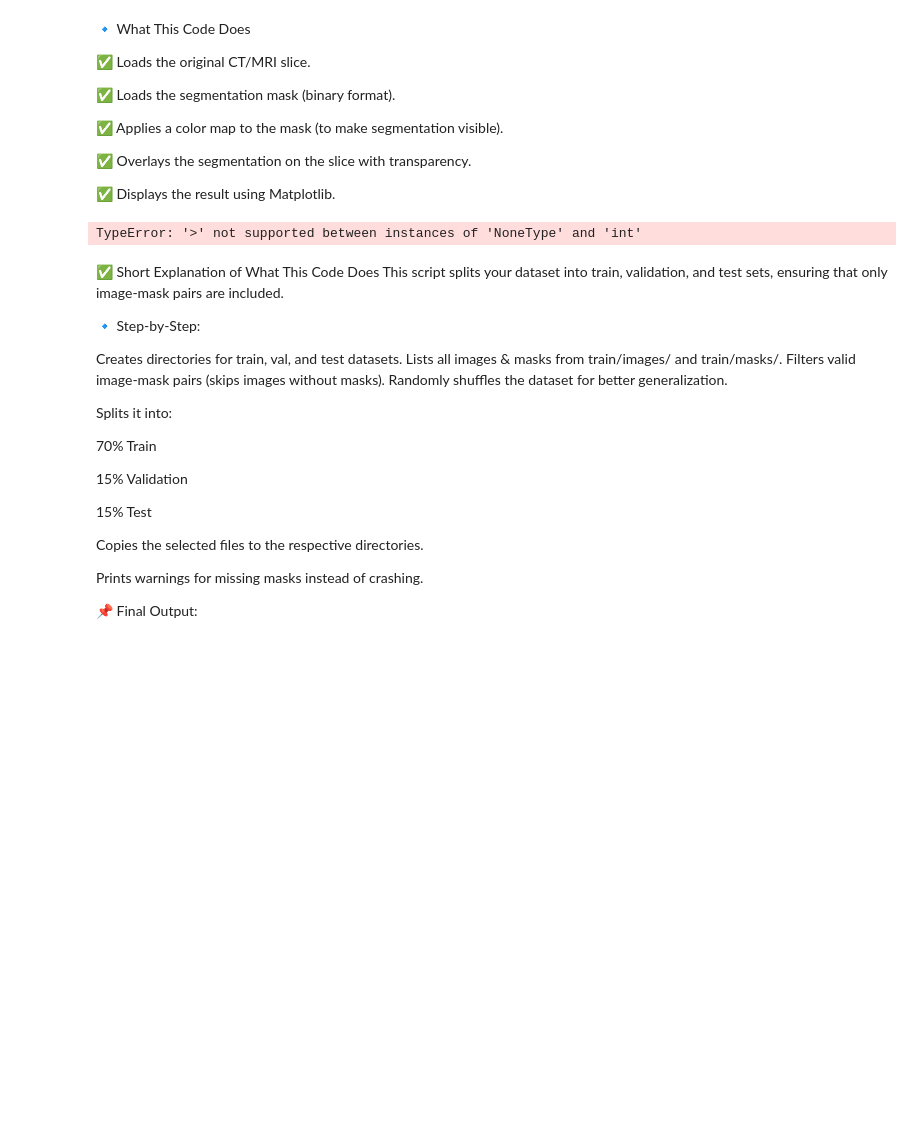
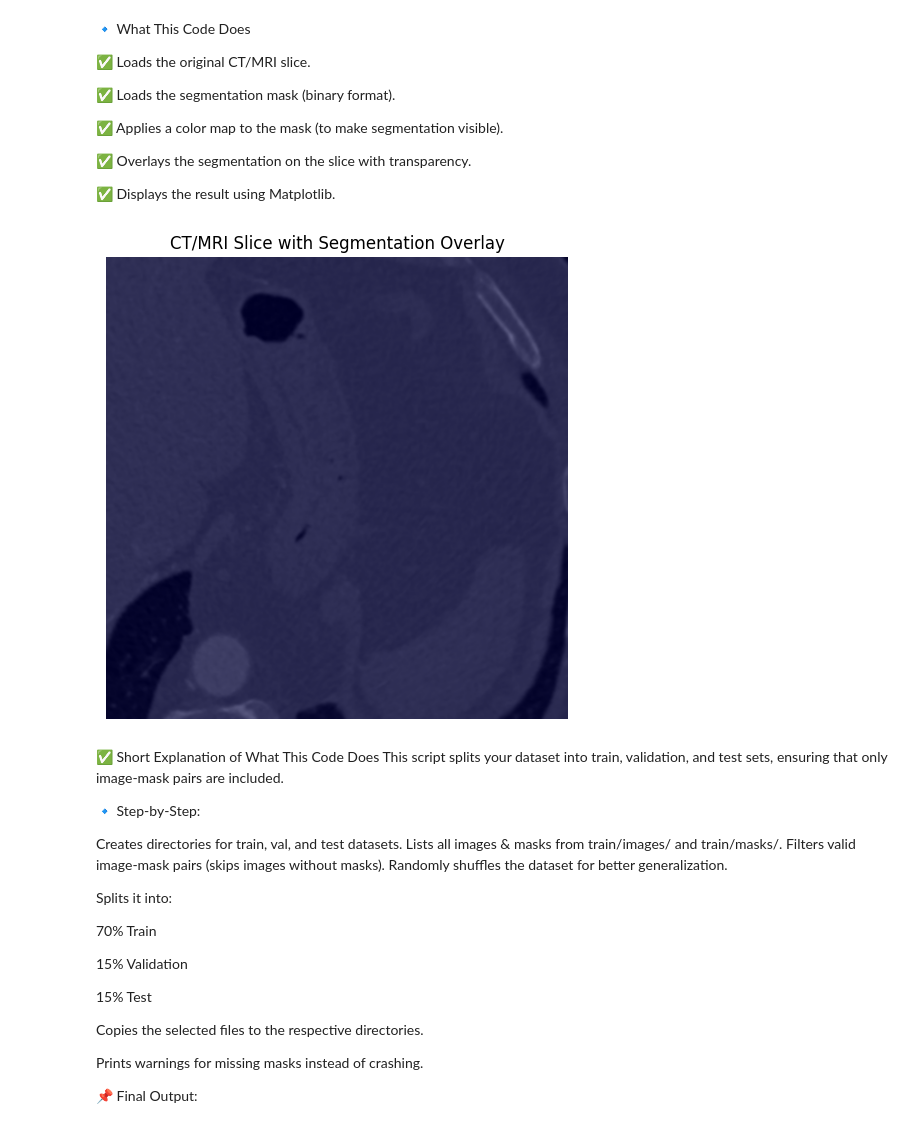
Before and after one commit to Kyvelos/Thesis, a Jupyter notebook: THESIS.ipynb, the cells around one changed output. Drawn from its saved outputs; the diff is of its cells as text; code cells hidden in the pictures; blank space fills up the shorter version.

```diff
--- a/THESIS.ipynb
+++ b/THESIS.ipynb
@@ -258,35 +622,35 @@ plt.show()
 # %%
 import cv2
 import numpy as np
 import matplotlib.pyplot as plt
 
 # Load the image and mask
-image_path = "train/images/patient3_slice147.png"
-mask_path = "train/masks/patient3_slice147.png"
+image_path = "train/images/patient3_slice10.png"
+mask_path = "train/masks/patient3_slice10.png"
 
 image = cv2.imread(image_path, cv2.IMREAD_GRAYSCALE)  # Load CT/MRI slice
 mask = cv2.imread(mask_path, cv2.IMREAD_GRAYSCALE)  # Load segmentation mask
 
 # Convert mask to binary (0 or 255)
 mask = (mask > 0).astype(np.uint8) * 255
 
 # Apply color map to mask (for visualization)
 mask_colored = cv2.applyColorMap(mask, cv2.COLORMAP_JET)
 
 # Convert image to BGR (so it can be combined with color mask)
 image_bgr = cv2.cvtColor(image, cv2.COLOR_GRAY2BGR)
 
 # Overlay the mask onto the original image
 overlay = cv2.addWeighted(image_bgr, 0.7, mask_colored, 0.3, 0)
 
 # Display the overlaid image
 plt.figure(figsize=(6, 6))
 plt.imshow(cv2.cvtColor(overlay, cv2.COLOR_BGR2RGB))
 plt.axis("off")
 plt.title("CT/MRI Slice with Segmentation Overlay")
 plt.show()
 # %% [output]
-TypeError: '>' not supported between instances of 'NoneType' and 'int'
+[figure, added]
 # %% [markdown]
 ✅ Short Explanation of What This Code Does
 This script splits your dataset into train, validation, and test sets, ensuring that only image-mask pairs are included.
```
Also changed, not shown: parts of 10 cells of this notebook.
